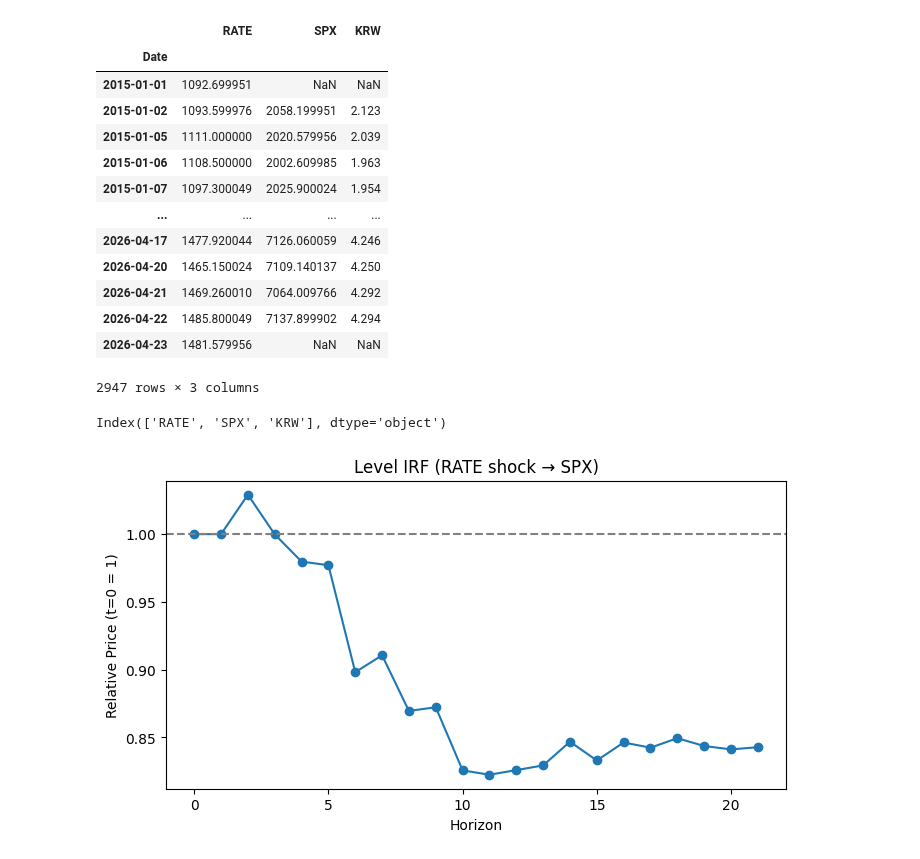
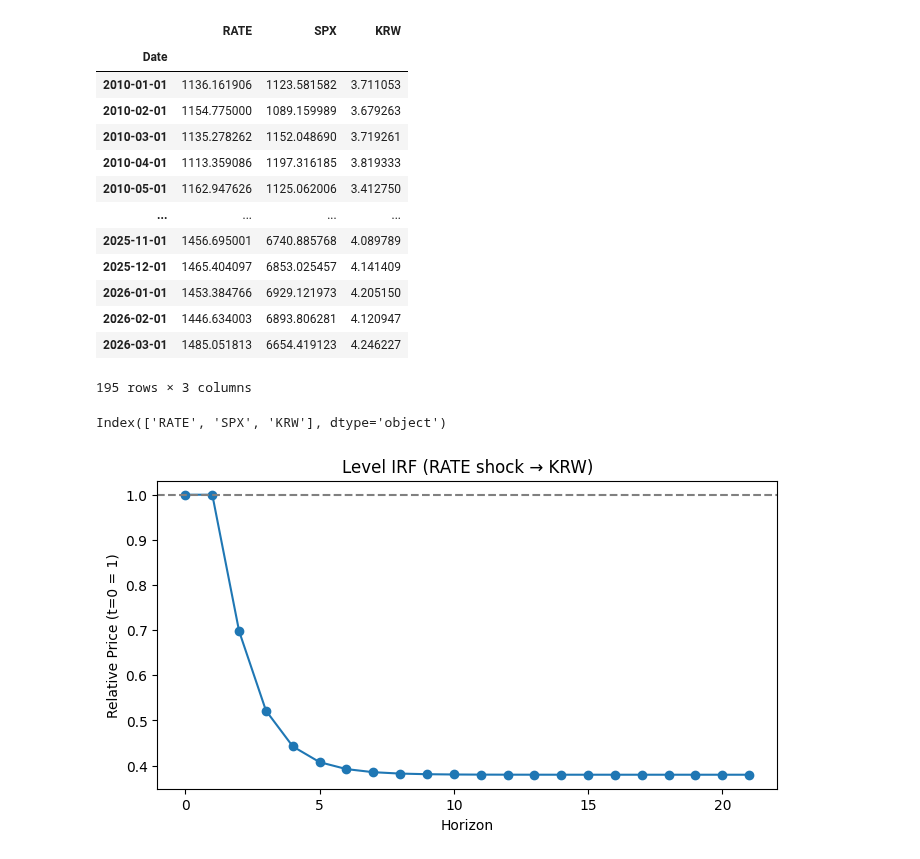
Before and after one commit to Minsoo1036/Applied-Data-Analysis-Study, a Jupyter notebook: IRF_example.ipynb, the cells around one changed output. Drawn from its saved outputs; the diff is of its cells as text; code cells hidden in the pictures.

```diff
--- a/IRF_example.ipynb
+++ b/IRF_example.ipynb
@@ -32,9 +32,13 @@ import matplotlib.pyplot as plt
 # =========================================
 tickers = ["^TNX", "^GSPC", "KRW=X"]
 
-data = yf.download(tickers, start="2015-01-01")["Close"]
+data = yf.download(tickers, start="2010-01-01")["Close"]
 
 data.columns = ["RATE", "SPX", "KRW"]
+
+data = data.resample("M").mean()
+data.index = data.index.to_period("M").to_timestamp()
+data = data.head(195)
 
 # 로그수익률 (stationary)
 df = np.log(data).diff().dropna()
@@ -98,18 +102,18 @@ data
 # %% [output]
 |  | RATE | SPX | KRW |
 | Date |  |  |  |
-| 2015-01-01 | 1092.699951 | NaN | NaN |
-| 2015-01-02 | 1093.599976 | 2058.199951 | 2.123 |
-| 2015-01-05 | 1111.000000 | 2020.579956 | 2.039 |
-| 2015-01-06 | 1108.500000 | 2002.609985 | 1.963 |
-| 2015-01-07 | 1097.300049 | 2025.900024 | 1.954 |
+| 2010-01-01 | 1136.161906 | 1123.581582 | 3.711053 |
+| 2010-02-01 | 1154.775000 | 1089.159989 | 3.679263 |
+| 2010-03-01 | 1135.278262 | 1152.048690 | 3.719261 |
+| 2010-04-01 | 1113.359086 | 1197.316185 | 3.819333 |
+| 2010-05-01 | 1162.947626 | 1125.062006 | 3.412750 |
 | ... | ... | ... | ... |
-| 2026-04-17 | 1477.920044 | 7126.060059 | 4.246 |
-| 2026-04-20 | 1465.150024 | 7109.140137 | 4.250 |
-| 2026-04-21 | 1469.260010 | 7064.009766 | 4.292 |
-| 2026-04-22 | 1485.800049 | 7137.899902 | 4.294 |
-| 2026-04-23 | 1481.579956 | NaN | NaN |
+| 2025-11-01 | 1456.695001 | 6740.885768 | 4.089789 |
+| 2025-12-01 | 1465.404097 | 6853.025457 | 4.141409 |
+| 2026-01-01 | 1453.384766 | 6929.121973 | 4.205150 |
+| 2026-02-01 | 1446.634003 | 6893.806281 | 4.120947 |
+| 2026-03-01 | 1485.051813 | 6654.419123 | 4.246227 |
-2947 rows × 3 columns
+195 rows × 3 columns
 # %%
 # IRF (returns 기준)
 irf = var_model.irf(20)
@@ -121,7 +125,7 @@ irf_cum = irf.cum_effects
 print(df.columns)
 
 # 예: RATE shock → SPX 반응
-response = irf_cum[:, df.columns.get_loc("SPX"), df.columns.get_loc("RATE")]
+response = irf_cum[:, df.columns.get_loc("KRW"), df.columns.get_loc("RATE")]
 # %% [output]
 Index(['RATE', 'SPX', 'KRW'], dtype='object')
 # %%
@@ -136,7 +140,7 @@ def get_level_irf(irf, df_cols, shock, response):
 
     return level_irf
 # %%
-level_irf = get_level_irf(irf, df.columns, "RATE", "SPX")
+level_irf = get_level_irf(irf, df.columns, "RATE", "KRW")
 # %%
 horizon = len(level_irf)
 
@@ -146,15 +150,15 @@ steps = np.arange(0, horizon+1)
 # %%
 import matplotlib.pyplot as plt
 
 plt.figure(figsize=(8,4))
 
 plt.plot(steps, price_path, marker='o')
 plt.axhline(1.0, linestyle='--', color='gray')
 
-plt.title("Level IRF (RATE shock → SPX)")
+plt.title("Level IRF (RATE shock → KRW)")
 plt.ylabel("Relative Price (t=0 = 1)")
 plt.xlabel("Horizon")
 
 plt.show()
 # %% [output]
-[figure, old version]
+[figure, new version]
```
Also changed, not shown: parts of 4 cells of this notebook.
